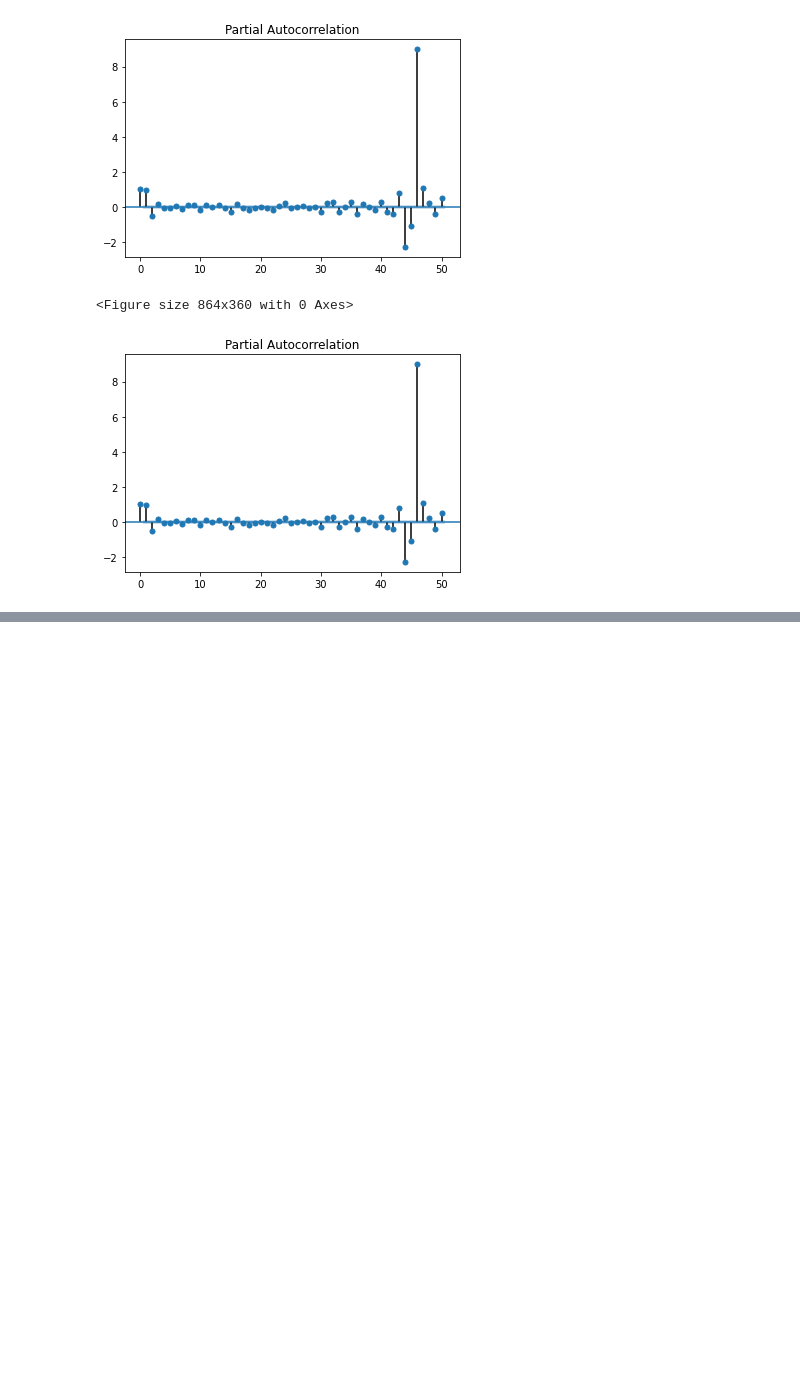
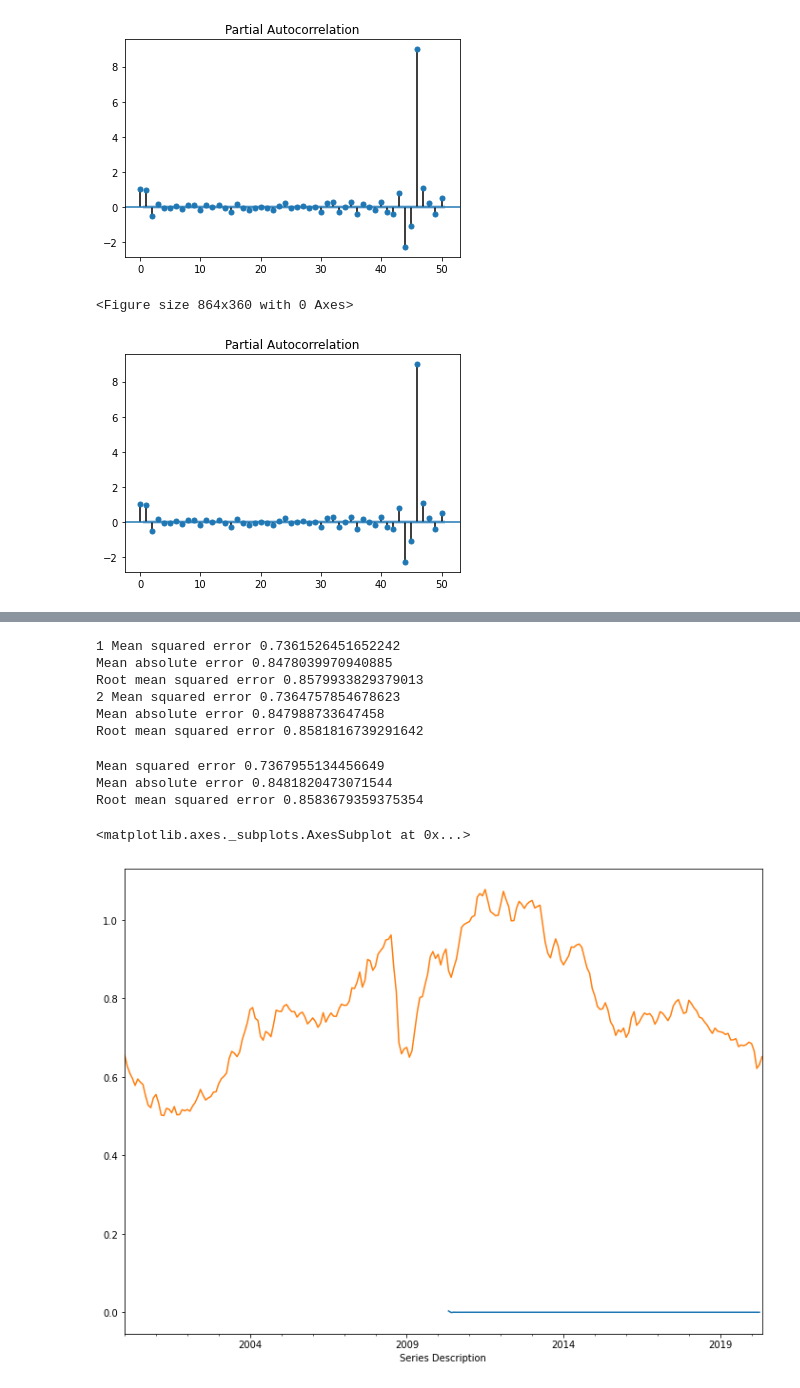
Before and after one commit to marmistead91/Foreign-Exchange-Rates-Time-Series, a Jupyter notebook: Time Series.ipynb, the cells around one changed output, grey strips where cells are left out. Cells and saved outputs as stored; diff of their text form; code cells hidden in the pictures; blank space fills up the shorter version.

```diff
--- a/Time Series.ipynb
+++ b/Time Series.ipynb
@@ -635,0 +661,38 @@ month_aus.Australia.plot(ax=ax)
+# %%
+p=[1,2]
+for i in p:
+    pred=arimamod(month_aus.log_first_difference.dropna(inplace=False), i,1,0, '2010-05-31', '2020-04-30')
+    mae=mean_absolute_error(testresults, pred)
+    mse=mean_squared_error(testresults, pred)
+    rmsq=np.sqrt(mean_squared_error(testresults, pred))
+    print(i,'Mean squared error', mse)
+    print('Mean absolute error', mae)
+    print('Root mean squared error', rmsq)
+# %% [output]
+1 Mean squared error 0.7361526451652242
+Mean absolute error 0.8478039970940885
+Root mean squared error 0.8579933829379013
+2 Mean squared error 0.7364757854678623
+Mean absolute error 0.847988733647458
+Root mean squared error 0.8581816739291642
+# %%
+pred=arimamod(month_aus.log_first_difference.dropna(inplace=False), 0,0,1, '2010-05-31', '2020-04-30')
+mae=mean_absolute_error(testresults, pred)
+mse=mean_squared_error(testresults, pred)
+rmsq=np.sqrt(mean_squared_error(testresults, pred))
+print('Mean squared error', mse)
+print('Mean absolute error', mae)
+print('Root mean squared error', rmsq)
+# %% [output]
+Mean squared error 0.7367955134456649
+Mean absolute error 0.8481820473071544
+Root mean squared error 0.8583679359375354
+# %%
+pred=arimamod(month_aus.log_first_difference.dropna(inplace=False), 1,1,0, '2010-05-31', '2020-04-30')
+plt.figure(figsize=(12,9))
+plt.xlim('2018-05-31', '2020-04-30')
+ax=pred.plot()
+month_aus.Australia.plot(ax=ax)
+# %% [output]
+<matplotlib.axes._subplots.AxesSubplot at 0x...>
+[figure, added]
```
Also changed, not shown: parts of 11 cells of this notebook.
